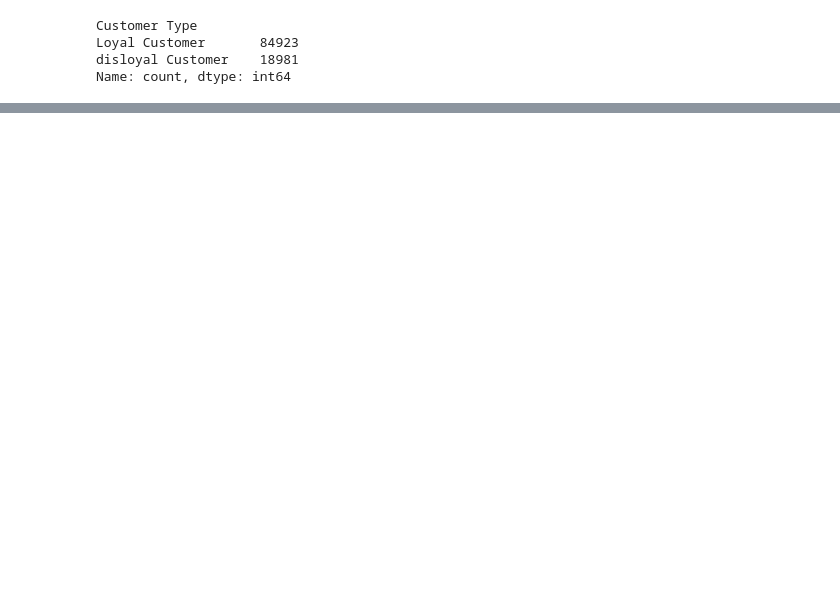
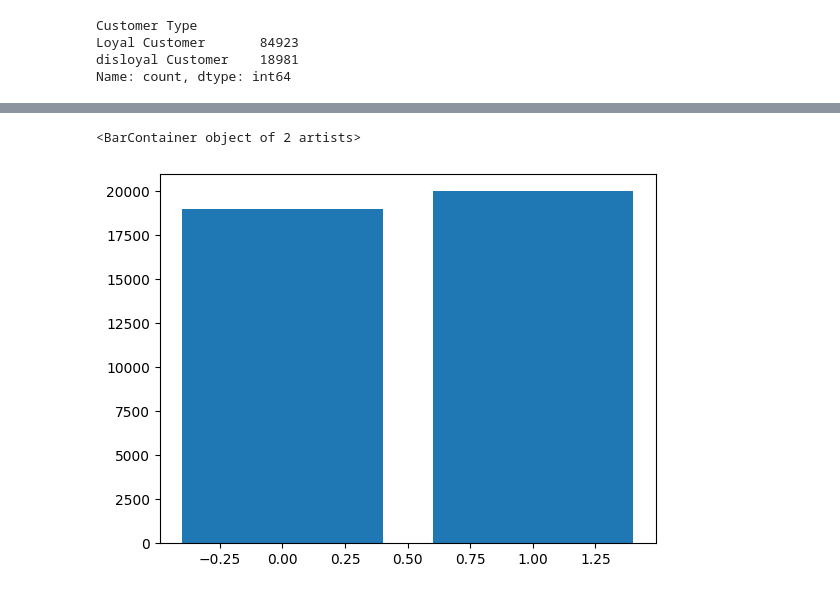
Before and after one commit to upflairs-pvt-ltd/jecrc-AI_ML_example-27thsep2023, a Jupyter notebook: machine learning/19_10_23.ipynb, the cells around one changed output, grey strips where cells are left out. Drawn from its saved outputs; the diff is of its cells as text; code cells hidden in the pictures; blank space fills up the shorter version.

```diff
--- a/machine learning/19_10_23.ipynb
+++ b/machine learning/19_10_23.ipynb
@@ -19,0 +64,2 @@ Name: count, dtype: int64
+# %%
+loyar_customer = df[df['Customer Type']==1].iloc[0:20000]
@@ -19,0 +75,3 @@ Name: count, dtype: int64
+# %%
+disloyal = df[df['Customer Type']==0]
+disloyal.head()
@@ -19,0 +85,3 @@ Name: count, dtype: int64
+# %%
+complete_df = pd.concat([disloyal,loyar_customer])
+complete_df.head()
@@ -19,0 +95,8 @@ Name: count, dtype: int64
+# %%
+colum = list(complete_df['Customer Type'].value_counts().keys())
+valu = list(complete_df['Customer Type'].value_counts().values)
+# %%
+plt.bar(colum,valu)
+# %% [output]
+<BarContainer object of 2 artists>
+[figure, added]
```
Also changed, not shown: parts of 25 cells of this notebook.
